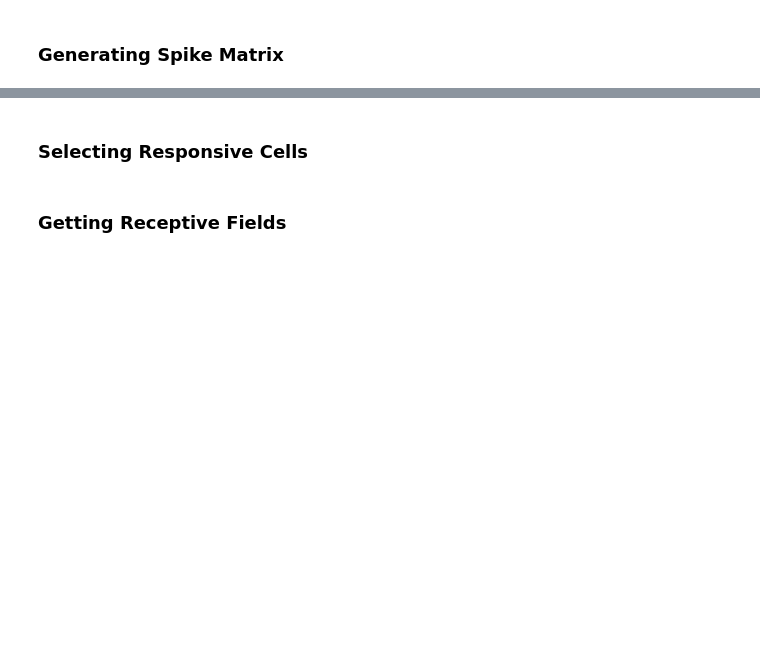
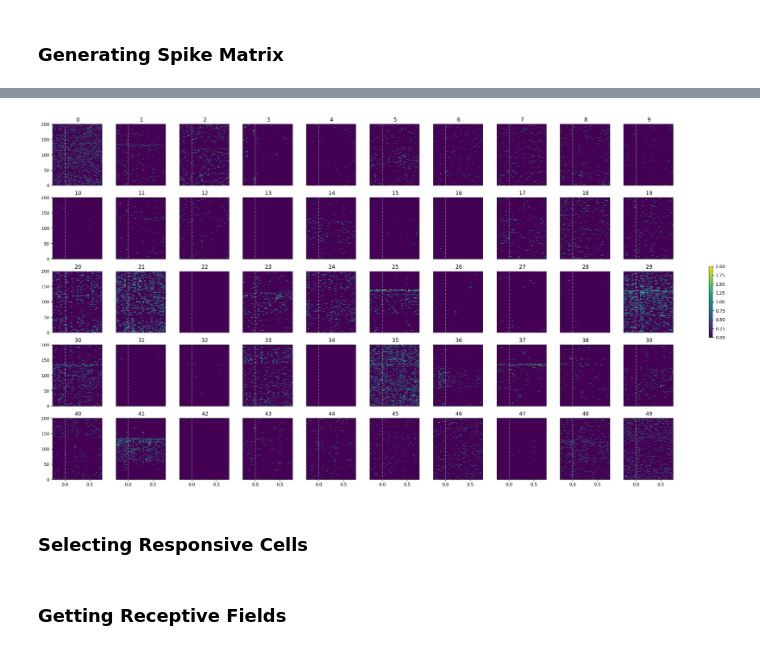
Before and after one commit to AllenInstitute/openscope_databook, a Jupyter notebook: docs/experiments/illusion.ipynb, the cells around one changed output, grey strips where cells are left out. Saved outputs shown, nothing was run; the diff lists cells and outputs as text; code cells hidden in the pictures; blank space fills up the shorter version.

```diff
--- a/docs/experiments/illusion.ipynb
+++ b/docs/experiments/illusion.ipynb
@@ -199,3 +277,7 @@ fig.tight_layout()
+# %%
+show_many_responses(control_spike_matrix, 5, 10)
+# %% [output]
+[figure, added]
 # %% [markdown]
 ### Selecting Responsive Cells
 # %% [markdown]
```
Also changed, not shown: parts of 16 cells of this notebook.
